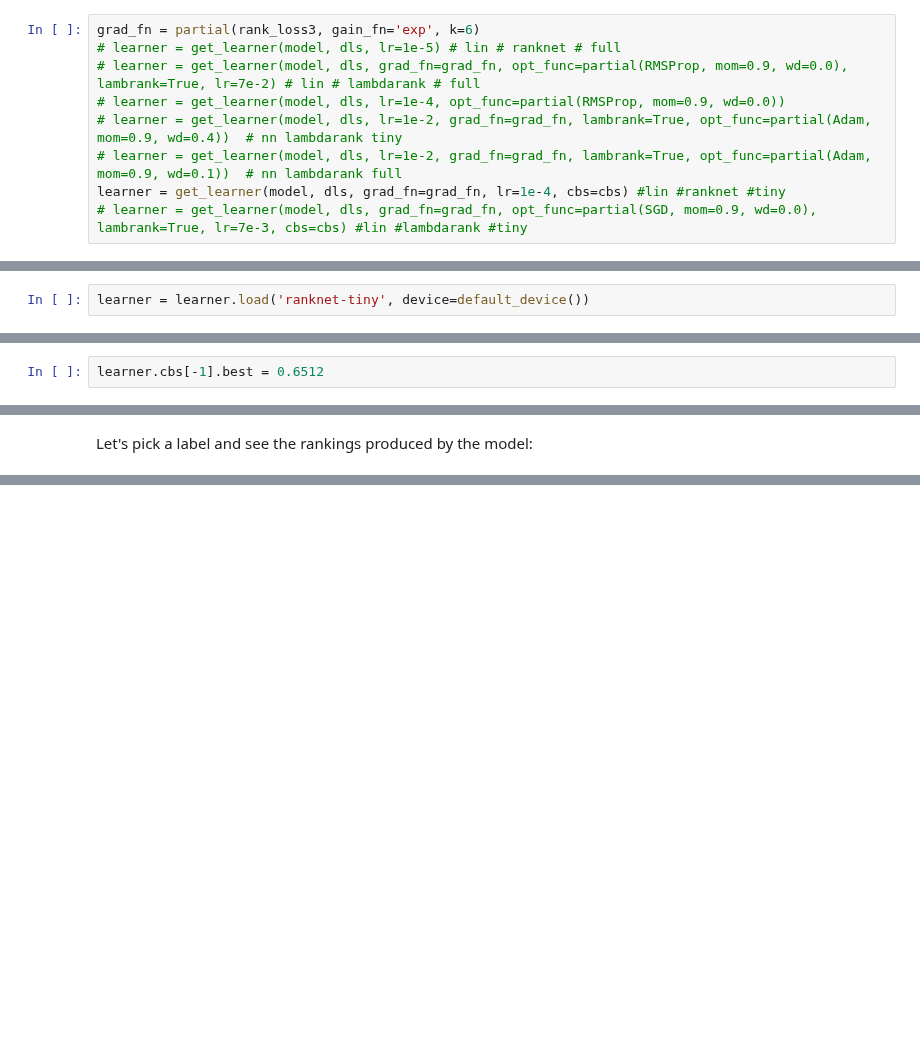
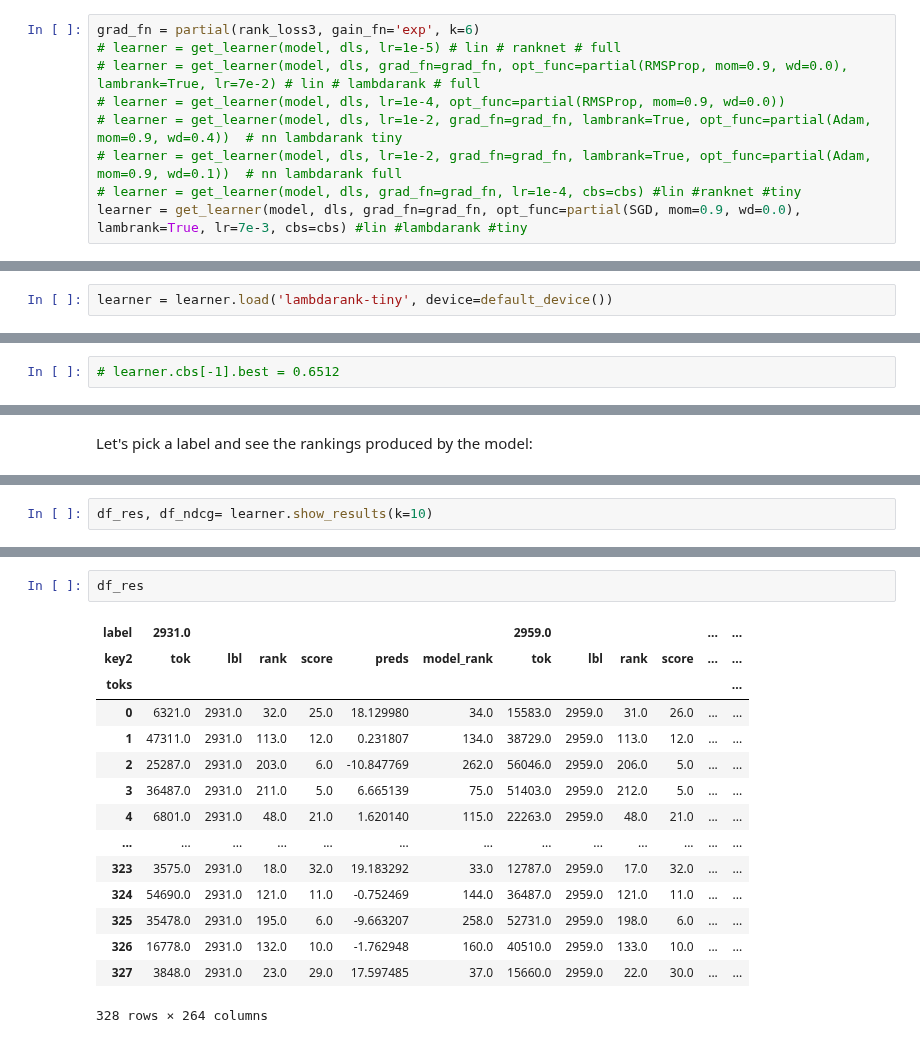
Before and after one commit to debjyotiSRoy/xcube, a Jupyter notebook: nbs/17_tutorial.train_l2r.ipynb, the cells around one changed output, grey strips where cells are left out. Cells and saved outputs as stored; diff of their text form; blank space fills up the shorter version.

```diff
--- a/nbs/17_tutorial.train_l2r.ipynb
+++ b/nbs/17_tutorial.train_l2r.ipynb
@@ -781,6 +790,6 @@ grad_fn = partial(rank_loss3, gain_fn='exp', k=6)
 # learner = get_learner(model, dls, lr=1e-4, opt_func=partial(RMSProp, mom=0.9, wd=0.0))
 # learner = get_learner(model, dls, lr=1e-2, grad_fn=grad_fn, lambrank=True, opt_func=partial(Adam, mom=0.9, wd=0.4))  # nn lambdarank tiny
 # learner = get_learner(model, dls, lr=1e-2, grad_fn=grad_fn, lambrank=True, opt_func=partial(Adam, mom=0.9, wd=0.1))  # nn lambdarank full
-learner = get_learner(model, dls, grad_fn=grad_fn, lr=1e-4, cbs=cbs) #lin #ranknet #tiny
-# learner = get_learner(model, dls, grad_fn=grad_fn, opt_func=partial(SGD, mom=0.9, wd=0.0), lambrank=True, lr=7e-3, cbs=cbs) #lin #lambdarank #tiny
+# learner = get_learner(model, dls, grad_fn=grad_fn, lr=1e-4, cbs=cbs) #lin #ranknet #tiny
+learner = get_learner(model, dls, grad_fn=grad_fn, opt_func=partial(SGD, mom=0.9, wd=0.0), lambrank=True, lr=7e-3, cbs=cbs) #lin #lambdarank #tiny
 # %%
@@ -817,5 +827,5 @@ Better model found at epoch 3 with acc value: 0.7447.
 # %%
-learner = learner.load('ranknet-tiny', device=default_device())
+learner = learner.load('lambdarank-tiny', device=default_device())
 # %%
 learner.validate()
 # %% [output]
@@ -824,5 +834,5 @@ learner.validate()
 # %%
-learner.cbs[-1].best = 0.6512
+# learner.cbs[-1].best = 0.6512
 # %% [markdown]
 #### Plots
 # %% [markdown]
@@ -998,0 +934,2 @@ _df.sort_values(by='score', ascending=False).head(15)
+# %%
+df_res, df_ndcg= learner.show_results(k=10)
@@ -998,0 +945,18 @@ _df.sort_values(by='score', ascending=False).head(15)
+# %%
+df_res
+# %% [output]
+| label | 2931.0 |  |  |  |  |  | 2959.0 |  |  |  | ... | ... |
+| key2 | tok | lbl | rank | score | preds | model_rank | tok | lbl | rank | score | ... | ... |
+| toks |  |  |  |  |  |  |  |  |  |  |  | ... |
+| 0 | 6321.0 | 2931.0 | 32.0 | 25.0 | 18.129980 | 34.0 | 15583.0 | 2959.0 | 31.0 | 26.0 | ... | ... |
+| 1 | 47311.0 | 2931.0 | 113.0 | 12.0 | 0.231807 | 134.0 | 38729.0 | 2959.0 | 113.0 | 12.0 | ... | ... |
+| 2 | 25287.0 | 2931.0 | 203.0 | 6.0 | -10.847769 | 262.0 | 56046.0 | 2959.0 | 206.0 | 5.0 | ... | ... |
+| 3 | 36487.0 | 2931.0 | 211.0 | 5.0 | 6.665139 | 75.0 | 51403.0 | 2959.0 | 212.0 | 5.0 | ... | ... |
+| 4 | 6801.0 | 2931.0 | 48.0 | 21.0 | 1.620140 | 115.0 | 22263.0 | 2959.0 | 48.0 | 21.0 | ... | ... |
+| ... | ... | ... | ... | ... | ... | ... | ... | ... | ... | ... | ... | ... |
+| 323 | 3575.0 | 2931.0 | 18.0 | 32.0 | 19.183292 | 33.0 | 12787.0 | 2959.0 | 17.0 | 32.0 | ... | ... |
+| 324 | 54690.0 | 2931.0 | 121.0 | 11.0 | -0.752469 | 144.0 | 36487.0 | 2959.0 | 121.0 | 11.0 | ... | ... |
+| 325 | 35478.0 | 2931.0 | 195.0 | 6.0 | -9.663207 | 258.0 | 52731.0 | 2959.0 | 198.0 | 6.0 | ... | ... |
+| 326 | 16778.0 | 2931.0 | 132.0 | 10.0 | -1.762948 | 160.0 | 40510.0 | 2959.0 | 133.0 | 10.0 | ... | ... |
+| 327 | 3848.0 | 2931.0 | 23.0 | 29.0 | 17.597485 | 37.0 | 15660.0 | 2959.0 | 22.0 | 30.0 | ... | ... |
+328 rows × 264 columns
```
Also changed, not shown: parts of 56 cells of this notebook, 3 other files.
